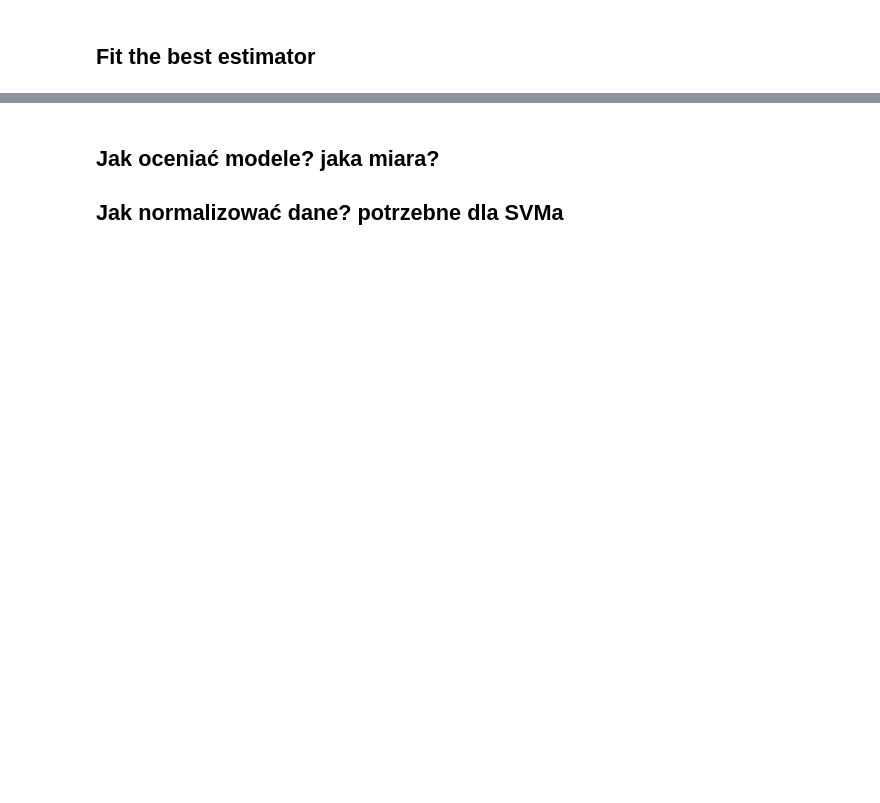
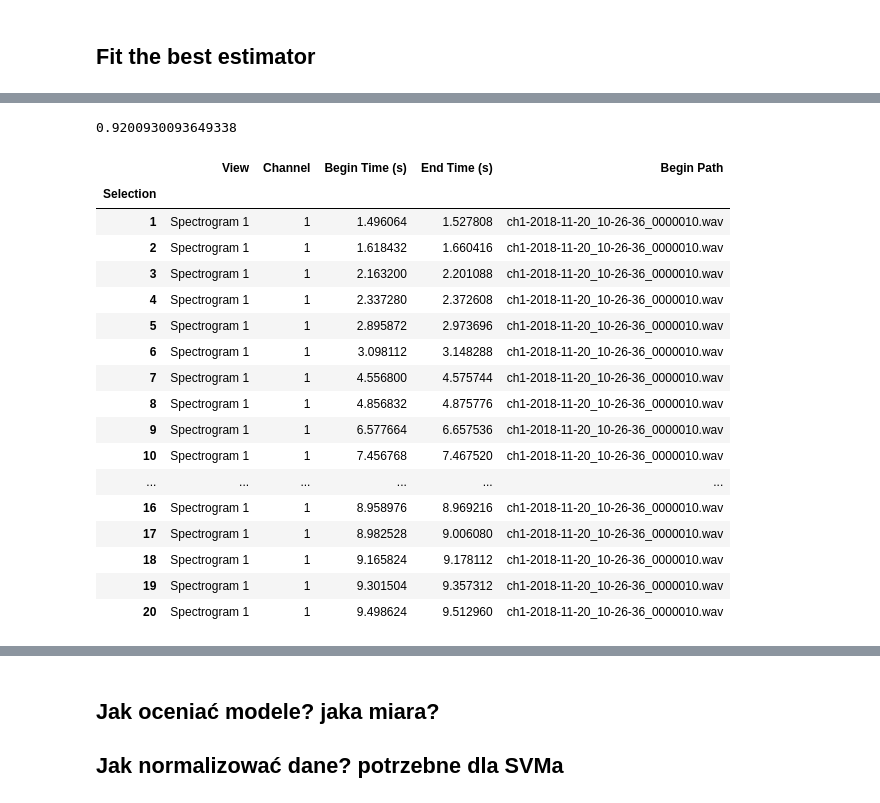
Before and after one commit to pkubiak/happy-szczurki, a Jupyter notebook: Classification SVM.ipynb, the cells around one changed output, grey strips where cells are left out. Drawn from its saved outputs; the diff is of its cells as text; code cells hidden in the pictures; blank space fills up the shorter version.

```diff
--- a/Classification SVM.ipynb
+++ b/Classification SVM.ipynb
@@ -159,7 +179,7 @@ print(Counter(y))
 Counter({1: 2527, 0: 2473})
 # %%
 def evaluate_model(model, dataset, n=10000, balanced=False):
-    X, y_true = dataset.sample(n, balanced=balanced)
+    idx, X, y_true = dataset.sample(n, balanced=balanced, with_idx=True)
 
     y_pred = model.predict(X)
 
@@ -174,7 +194,7 @@ def evaluate_model(model, dataset, n=10000, balanced=False):
     c = Counter(y_true)
     print('support:', c)
 
-#     return idx, y_pred, y_true
+    return idx, y_pred, y_true
 
 
 # model = SVC(kernel='rbf', gamma='auto') # 0.9021
@@ -344,5 +454,5 @@ evaluate_model(best_estimator, test_data)
 print()
 
 print('balanced:')
-evaluate_model(best_estimator, test_data, balanced=True)
+idx, y_pred, y_true = evaluate_model(best_estimator, test_data, balanced=True)
 # %% [output]
@@ -517,0 +514,59 @@ support: Counter({0: 8942, 1: 1058})
+# %%
+sum(yy == test_data.y_binary) / test_data.y_binary.size
+# %% [output]
+0.9200930093649338
+# %%
+import pandas as pd
+
+def predict_annotations(dataset, y_pred, *, smoothing=0, min_length=0):
+    annotations = []
+
+    for i, value in enumerate(y_pred):
+        if value == 1:
+            if len(annotations) and i - annotations[-1][1] - 1 <= smoothing:
+                annotations[-1][1] = i
+            else:
+                annotations.append([i, i])
+
+    annotations = [(a, b) for a, b in annotations if b - a + 1 >= min_length]
+
+    return annotations
+
+
+def create_selection_table(dataset, annotations):
+    return pd.DataFrame.from_records([
+        (i, 'Spectrogram 1', 1, dataset.frame_to_time(a), dataset.frame_to_time(b), dataset.meta['audio_name']) for i, (a, b) in enumerate(annotations, 1)
+    ], columns=[
+        'Selection',
+        'View',
+        'Channel',
+        'Begin Time (s)',
+        'End Time (s)',
+        'Begin Path',
+    ], index='Selection')
+
+ann = predict_annotations(test_data, yy, smoothing=5, min_length=20)
+
+df = create_annotations_table(test_data, ann)
+
+df.to_csv(test_data.meta['audio_name'].replace('.wav', '.txt'), sep="\t")
+df.head(20)
+# %% [output]
+|  | View | Channel | Begin Time (s) | End Time (s) | Begin Path |
+| Selection |  |  |  |  |  |
+| 1 | Spectrogram 1 | 1 | 1.496064 | 1.527808 | ch1-2018-11-20_10-26-36_0000010.wav |
+| 2 | Spectrogram 1 | 1 | 1.618432 | 1.660416 | ch1-2018-11-20_10-26-36_0000010.wav |
+| 3 | Spectrogram 1 | 1 | 2.163200 | 2.201088 | ch1-2018-11-20_10-26-36_0000010.wav |
+| 4 | Spectrogram 1 | 1 | 2.337280 | 2.372608 | ch1-2018-11-20_10-26-36_0000010.wav |
+| 5 | Spectrogram 1 | 1 | 2.895872 | 2.973696 | ch1-2018-11-20_10-26-36_0000010.wav |
+| 6 | Spectrogram 1 | 1 | 3.098112 | 3.148288 | ch1-2018-11-20_10-26-36_0000010.wav |
+| 7 | Spectrogram 1 | 1 | 4.556800 | 4.575744 | ch1-2018-11-20_10-26-36_0000010.wav |
+| 8 | Spectrogram 1 | 1 | 4.856832 | 4.875776 | ch1-2018-11-20_10-26-36_0000010.wav |
+| 9 | Spectrogram 1 | 1 | 6.577664 | 6.657536 | ch1-2018-11-20_10-26-36_0000010.wav |
+| 10 | Spectrogram 1 | 1 | 7.456768 | 7.467520 | ch1-2018-11-20_10-26-36_0000010.wav |
+| ... | ... | ... | ... | ... | ... |
+| 16 | Spectrogram 1 | 1 | 8.958976 | 8.969216 | ch1-2018-11-20_10-26-36_0000010.wav |
+| 17 | Spectrogram 1 | 1 | 8.982528 | 9.006080 | ch1-2018-11-20_10-26-36_0000010.wav |
+| 18 | Spectrogram 1 | 1 | 9.165824 | 9.178112 | ch1-2018-11-20_10-26-36_0000010.wav |
+| 19 | Spectrogram 1 | 1 | 9.301504 | 9.357312 | ch1-2018-11-20_10-26-36_0000010.wav |
+| 20 | Spectrogram 1 | 1 | 9.498624 | 9.512960 | ch1-2018-11-20_10-26-36_0000010.wav |
```
Also changed, not shown: parts of 26 cells of this notebook, 2 other files.
